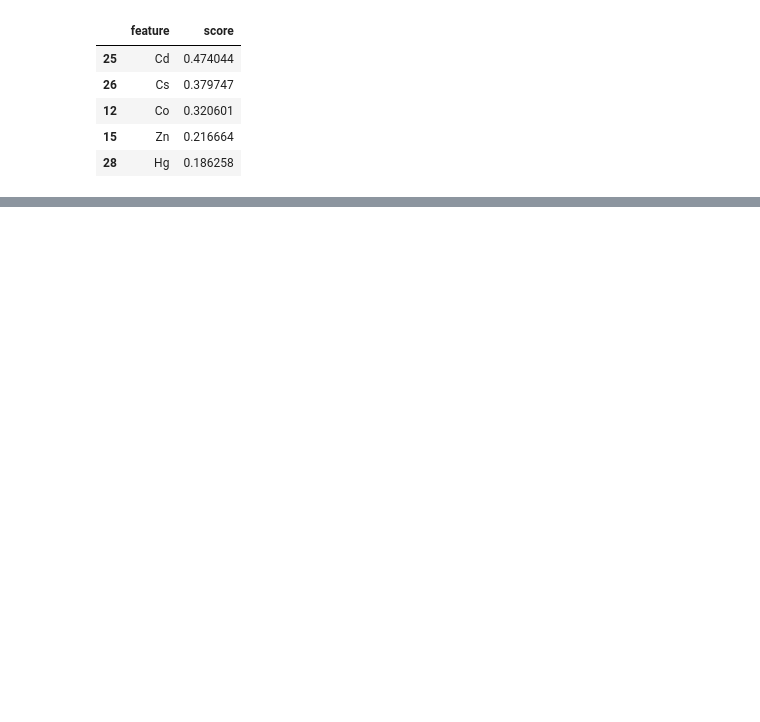
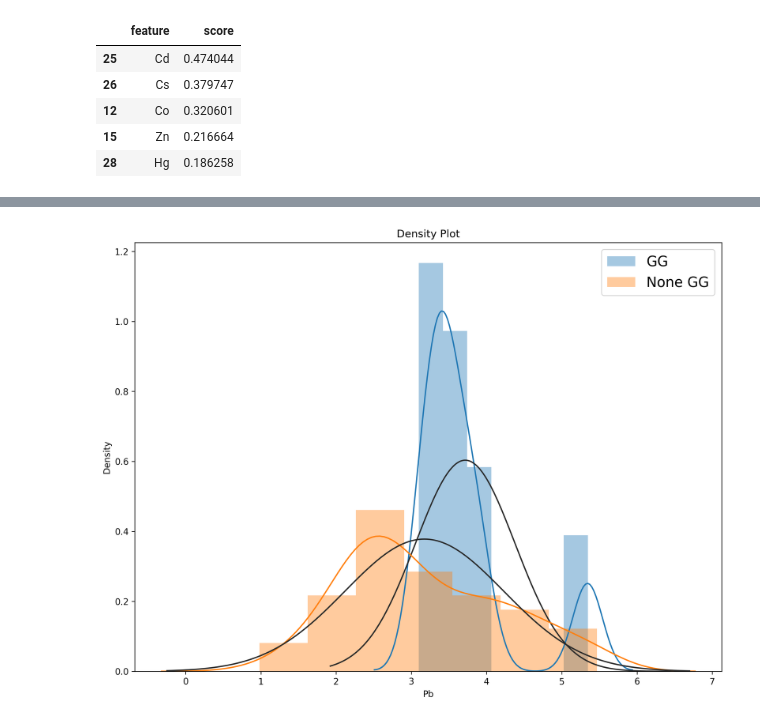
Before and after one commit to FanzhouKong/Rice_authenticity_ICP_new, a Jupyter notebook: GG_vs_non_GG.ipynb, the cells around one changed output, grey strips where cells are left out. Saved outputs shown, nothing was run; the diff lists cells and outputs as text; code cells hidden in the pictures; blank space fills up the shorter version.

```diff
--- a/GG_vs_non_GG.ipynb
+++ b/GG_vs_non_GG.ipynb
@@ -128,3 +128,9 @@ density_plot(locations, data_dup, 'Cd')
 Cd_describe = data_dup.groupby('lv')['Cd'].describe()
 # %%
 Cd_describe.to_csv("/Users/analytical/Documents/GitHub/Rice_authenticity_ICP_new/Cd_describe.csv")
+# %%
+locations = ['GG', 'None GG']
+
+density_plot(locations, data_dup, 'Pb')
+# %% [output]
+[figure, added]
```
Also changed, not shown: parts of 2 cells of this notebook, 4 other files.
